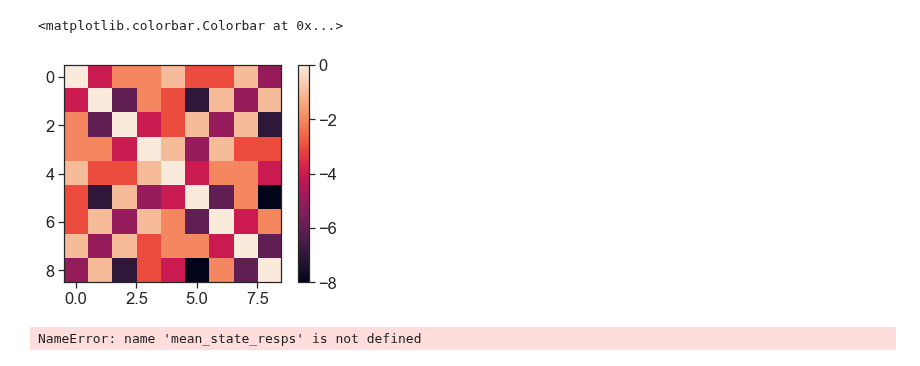
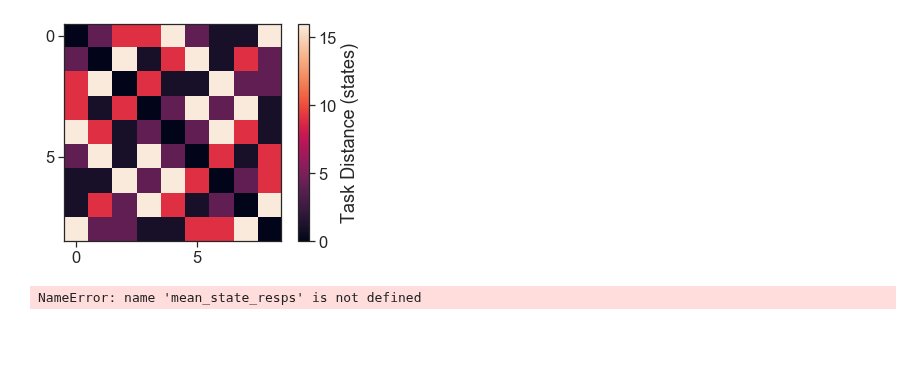
Before and after one commit to yves-weissenberger/ll_ephys, a Jupyter notebook: ephys_notebooks/RSA_task_distance.ipynb, the cells around one changed output. Saved outputs shown, nothing was run; the diff lists cells and outputs as text; code cells hidden in the pictures; blank space fills up the shorter version.

```diff
--- a/ephys_notebooks/RSA_task_distance.ipynb
+++ b/ephys_notebooks/RSA_task_distance.ipynb
@@ -224,9 +247,11 @@ spatial_distance = -distance_matrix(poke_pos,poke_pos,p=1)
 # %%
-plt.imshow(task_1_distance)
-plt.colorbar()
+plt.imshow(-task_1_distance)
+
+cbar = plt.colorbar()
+plt.locator_params(nbins=2)
+cbar.set_label("Task Distance (states)")
 # %% [output]
-<matplotlib.colorbar.Colorbar at 0x...>
-[figure, old version]
+[figure, new version]
 # %%
 import statsmodels.api as sm
 # %%
```
Also changed, not shown: parts of 27 cells of this notebook, 11 other files.
